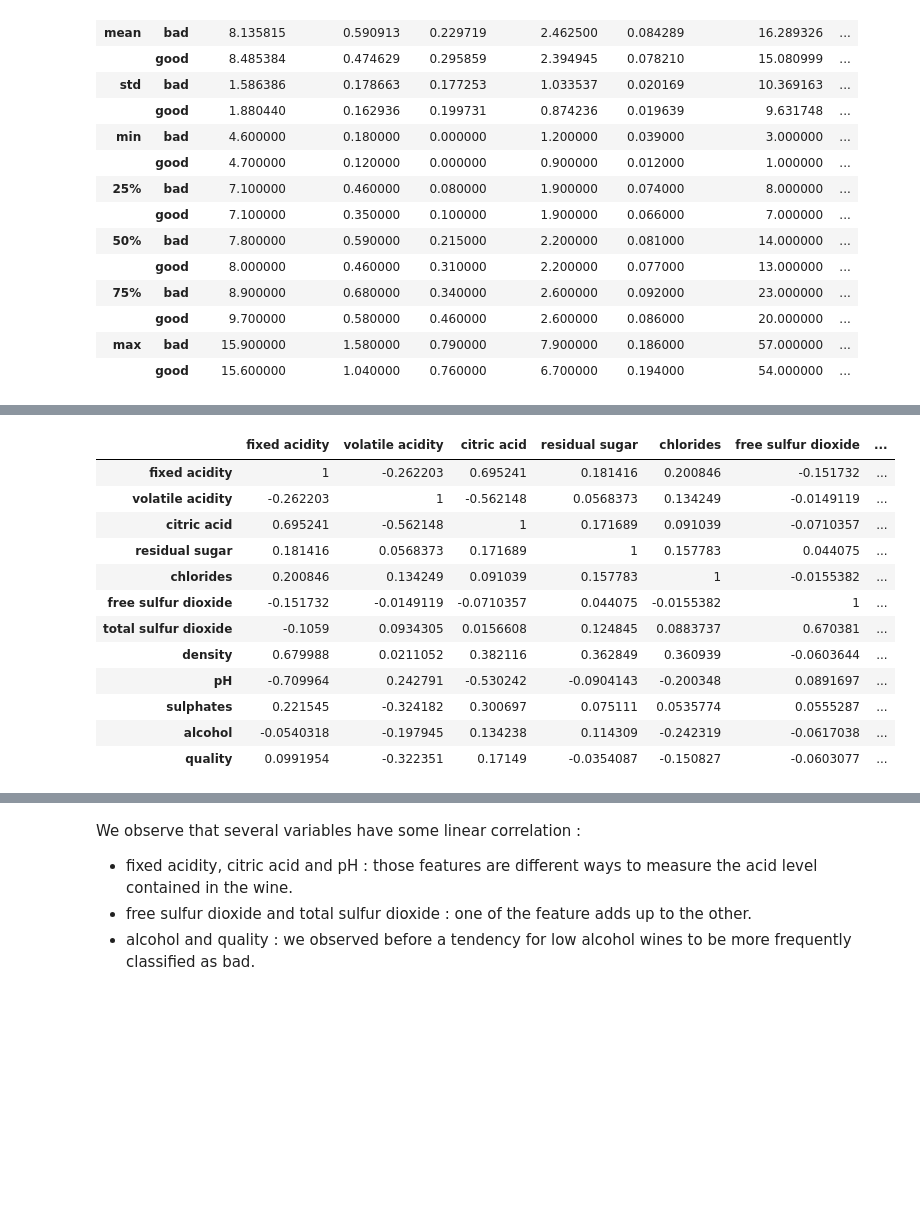
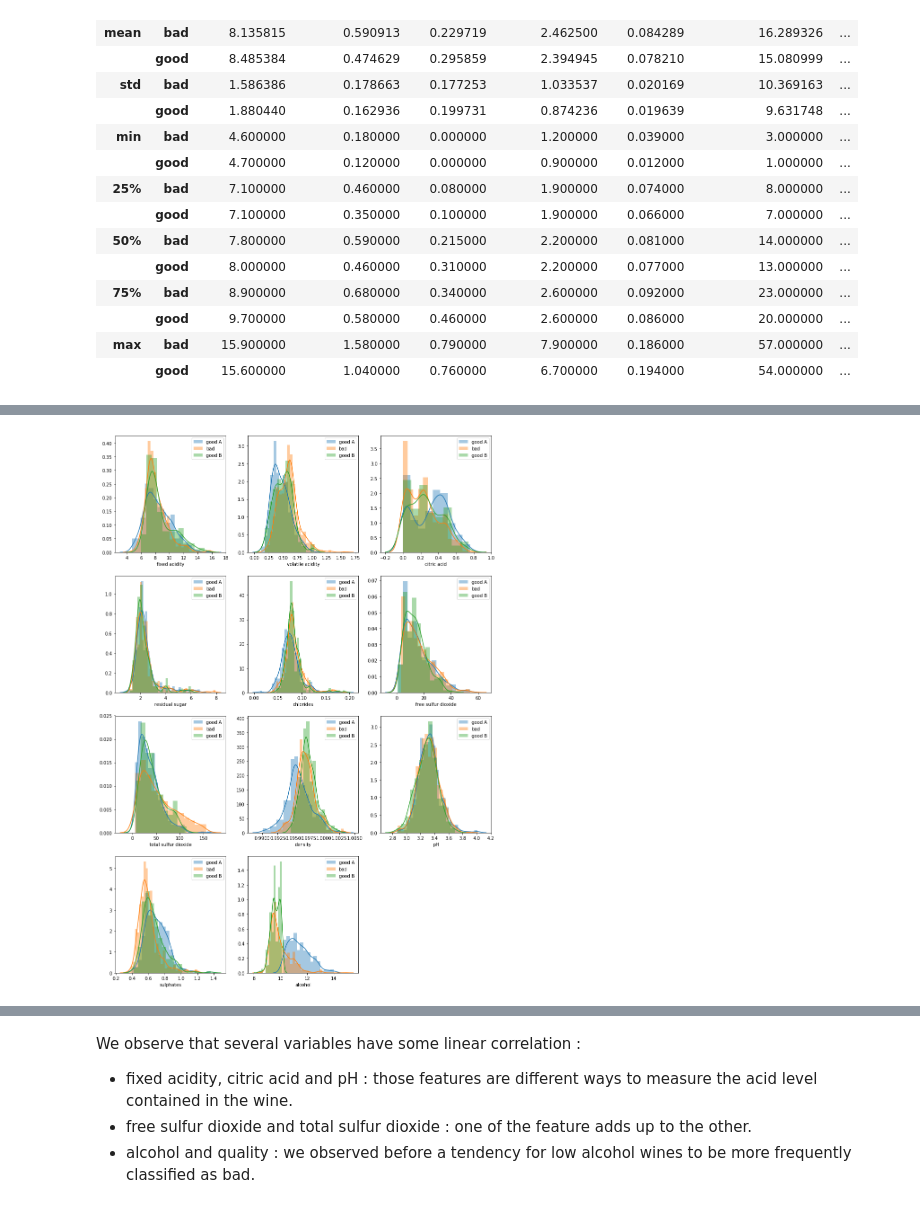
Before and after one commit to SrikanthAmudala/COMP551-MiniProject1, a Jupyter notebook: Task_1_redwine.ipynb, the cells around one changed output, grey strips where cells are left out. Drawn from its saved outputs; the diff is of its cells as text; code cells hidden in the pictures; blank space fills up the shorter version.

Commit message:
task1 + begin report
improved redwine notebook
begin of report

```diff
--- a/Task_1_redwine.ipynb
+++ b/Task_1_redwine.ipynb
@@ -156,20 +161,13 @@ We will now center the variables and normalize them to have all variables interr
-# %%
-clean_norm_redwine = (clean_redwine - clean_redwine.mean())/clean_redwine.std()
-
-corr = clean_norm_redwine.corr()
-corr.iloc[-1,-1] = -1
-corr.style.background_gradient(cmap='coolwarm',axis = None)
-# %% [output]
-|  | fixed acidity | volatile acidity | citric acid | residual sugar | chlorides | free sulfur dioxide | ... |
-| fixed acidity | 1 | -0.262203 | 0.695241 | 0.181416 | 0.200846 | -0.151732 | ... |
-| volatile acidity | -0.262203 | 1 | -0.562148 | 0.0568373 | 0.134249 | -0.0149119 | ... |
-| citric acid | 0.695241 | -0.562148 | 1 | 0.171689 | 0.091039 | -0.0710357 | ... |
-| residual sugar | 0.181416 | 0.0568373 | 0.171689 | 1 | 0.157783 | 0.044075 | ... |
-| chlorides | 0.200846 | 0.134249 | 0.091039 | 0.157783 | 1 | -0.0155382 | ... |
-| free sulfur dioxide | -0.151732 | -0.0149119 | -0.0710357 | 0.044075 | -0.0155382 | 1 | ... |
-| total sulfur dioxide | -0.1059 | 0.0934305 | 0.0156608 | 0.124845 | 0.0883737 | 0.670381 | ... |
-| density | 0.679988 | 0.0211052 | 0.382116 | 0.362849 | 0.360939 | -0.0603644 | ... |
-| pH | -0.709964 | 0.242791 | -0.530242 | -0.0904143 | -0.200348 | 0.0891697 | ... |
-| sulphates | 0.221545 | -0.324182 | 0.300697 | 0.075111 | 0.0535774 | 0.0555287 | ... |
-| alcohol | -0.0540318 | -0.197945 | 0.134238 | 0.114309 | -0.242319 | -0.0617038 | ... |
-| quality | 0.0991954 | -0.322351 | 0.17149 | -0.0354087 | -0.150827 | -0.0603077 | ... |
+# %%
+# Histograms for good and bad wines
+fig, ax = mysubplot(kill=[11])
+for i,feature in enumerate(clean_redwine.columns[:-1]):
+    sns.distplot(a=clean_redwine[(clean_redwine.quality == 1) & (clean_redwine.alcohol >= clean_redwine.alcohol.median())][feature],label='good A',ax=ax[i])
+    sns.distplot(a=clean_redwine[clean_redwine.quality == 0][feature],label='bad',ax=ax[i])
+    sns.distplot(a=clean_redwine[(clean_redwine.quality == 1) & (clean_redwine.alcohol < clean_redwine.alcohol.median())][feature],label='good B',ax=ax[i])
+
+    ax[i].legend()
+
+plt.savefig('clean_hist_AB.png')
+# %% [output]
+[figure, added]
```
Also changed, not shown: parts of 10 cells of this notebook, 6 other files.
